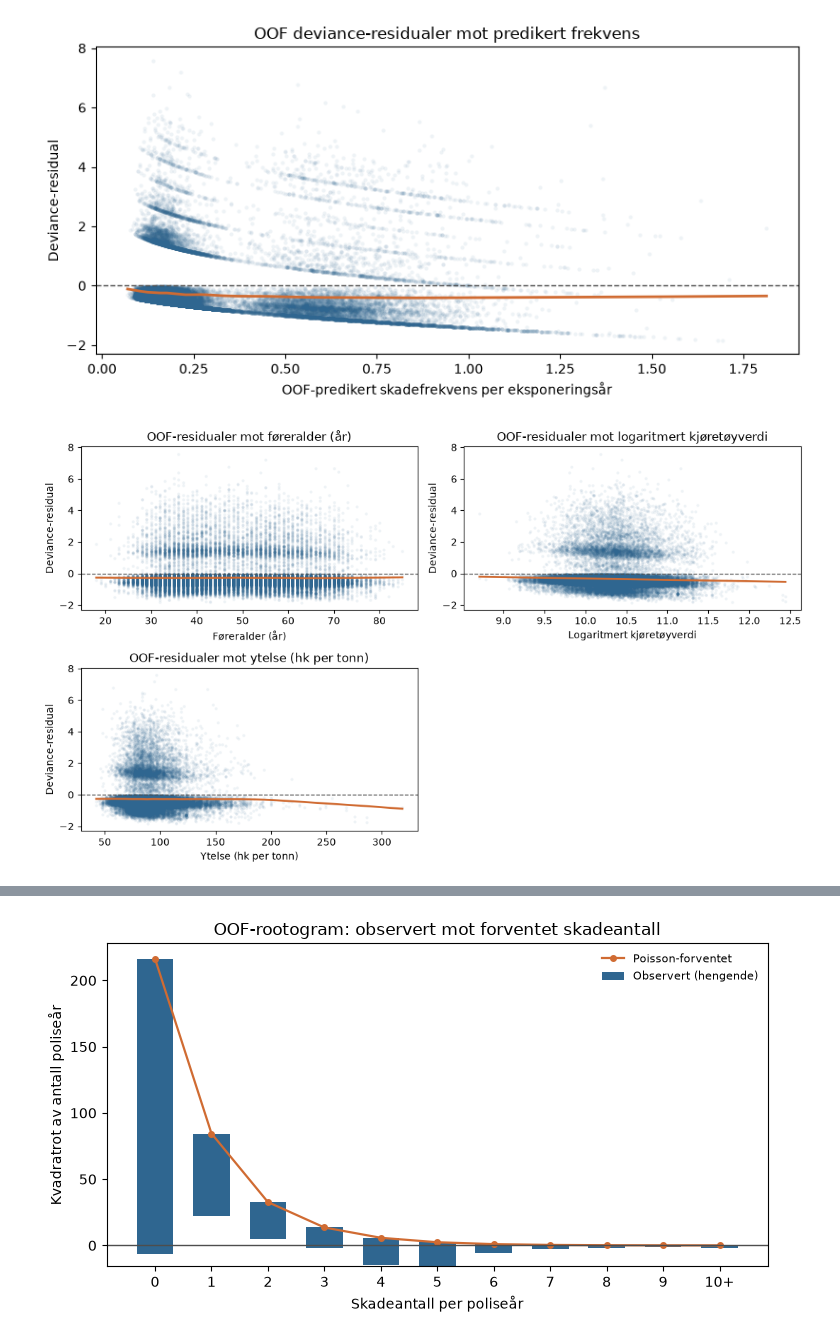
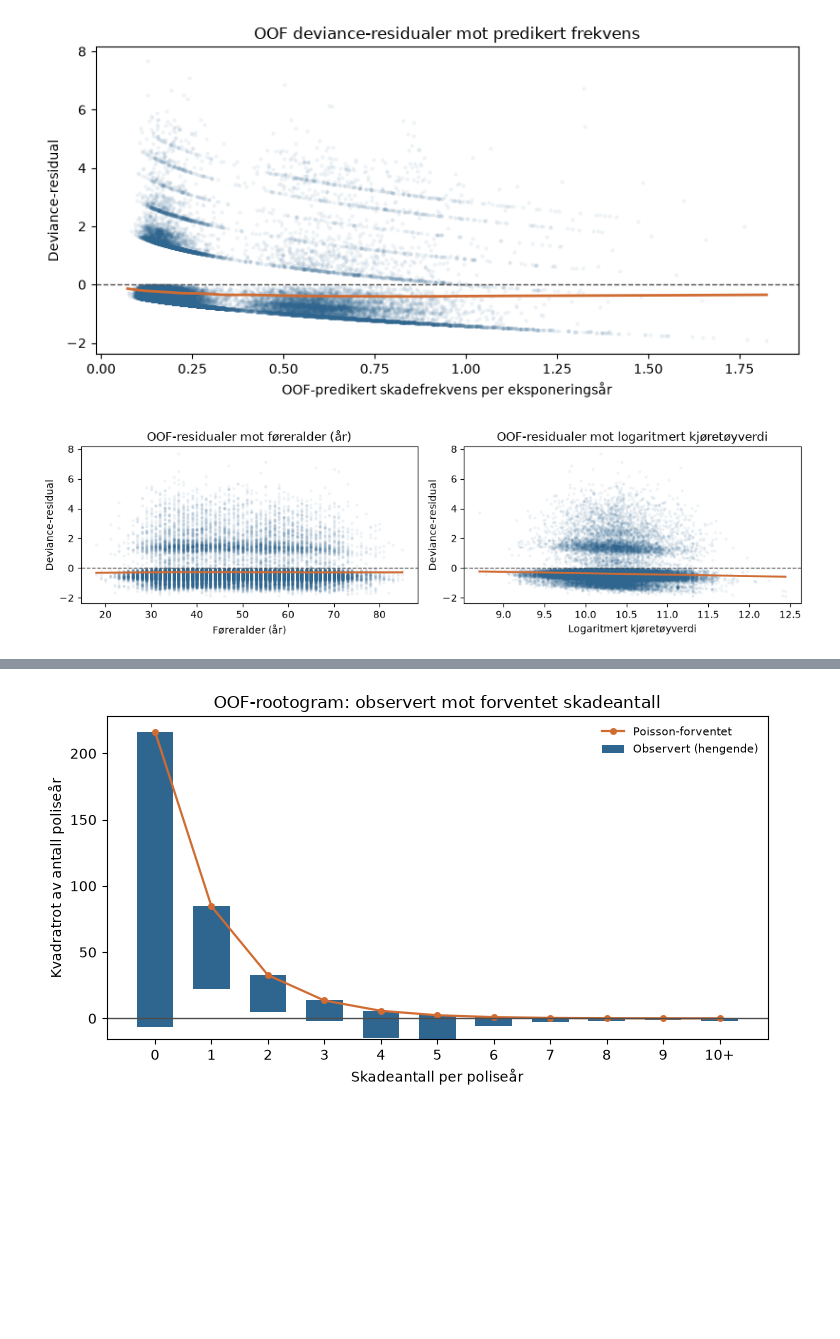
Before and after one commit to MarkusBjerkaas/Motor-Insurance-GLM-ML, a Jupyter notebook: glm_pricing_models.ipynb, the cells around one changed output, grey strips where cells are left out. Drawn from its saved outputs; the diff is of its cells as text; code cells hidden in the pictures; blank space fills up the shorter version.

```diff
--- a/glm_pricing_models.ipynb
+++ b/glm_pricing_models.ipynb
@@ -450,0 +343,17 @@ display(coefficient_stability.round(3))
+# %%
+interaction_model, interaction_table = run_stepwise(
+    additions_model,
+    propose_additions(INTERACTIONS),
+    definitions,
+    evaluate_models,
+    select_stage,
+)
+display(interaction_table.round(4))
+final_definition = definitions[interaction_model]
+not_tested = [
+    term
+    for term in INTERACTIONS
+    if term not in final_definition["terms"] and not can_add(final_definition, term)
+]
+print(f"Valgt etter interaksjoner: {interaction_model}")
+print(f"Ikke testet (mangler hovedeffekt): {not_tested or 'ingen'}")
@@ -450,0 +373,10 @@ display(coefficient_stability.round(3))
+# %%
+final_model, ablation_table = run_stepwise(
+    interaction_model,
+    propose_removals(set(LOCKED)),
+    definitions,
+    evaluate_models,
+    select_stage,
+)
+display(ablation_table.round(4))
+print(f"Valgt etter ablasjon: {final_model}")
@@ -450,0 +451,9 @@ display(coefficient_stability.round(3))
+# %%
+final_specification = specifications[final_model]
+final_design = prepare_design_frame(
+    model_frame, model_frame, final_specification["required_columns"]
+)
+final_fit = fit_glm(
+    final_specification, final_design, cluster_groups=final_design["insured_id"]
+)
+display(final_fit.summary())
@@ -521,8 +602,10 @@ ikke en evaluering av hele seleksjonsprosedyren.
 Residualene bygger på prediksjoner fra folden der poliseåret ikke inngikk i
 tilpasningen. LOWESS-kurvene er visuelle hjelpemidler, ikke hypotesetester.
 # %%
-oof_frequency = cv_results[review_model_name]["oof"]
-assert_full_oof_coverage(oof_frequency, model_frame.index, "frekvens-OOF")  # kan fjernes
+oof_frequency = cv_results[final_model]["oof"]
+assert_full_oof_coverage(
+    oof_frequency, model_frame.index, "frekvens-OOF"
+)  # kan fjernes
 oof_expected_claims = oof_frequency * model_frame["total_exposure"]
 oof_residuals = poisson_deviance_residuals(
     model_frame["property_claims"], oof_expected_claims
@@ -533,11 +616,11 @@ oof_fitted_figure = plot_oof_residuals_against_fitted(oof_frequency, oof_residua
 # %%
 continuous_predictors = [
     predictor
     for predictor in ["driver_age", "log_vehicle_value", "performance_hp_per_tonne"]
-    if predictor in review_specification["required_columns"]
+    if predictor in final_specification["required_columns"]
 ]
 oof_predictor_figure = plot_oof_residuals_by_continuous_predictor(
     model_frame, continuous_predictors, oof_residuals
 )
 # %% [output]
-[figure, old version]
+[figure, new version]
```
Also changed, not shown: parts of 59 cells of this notebook, 24 other files.
